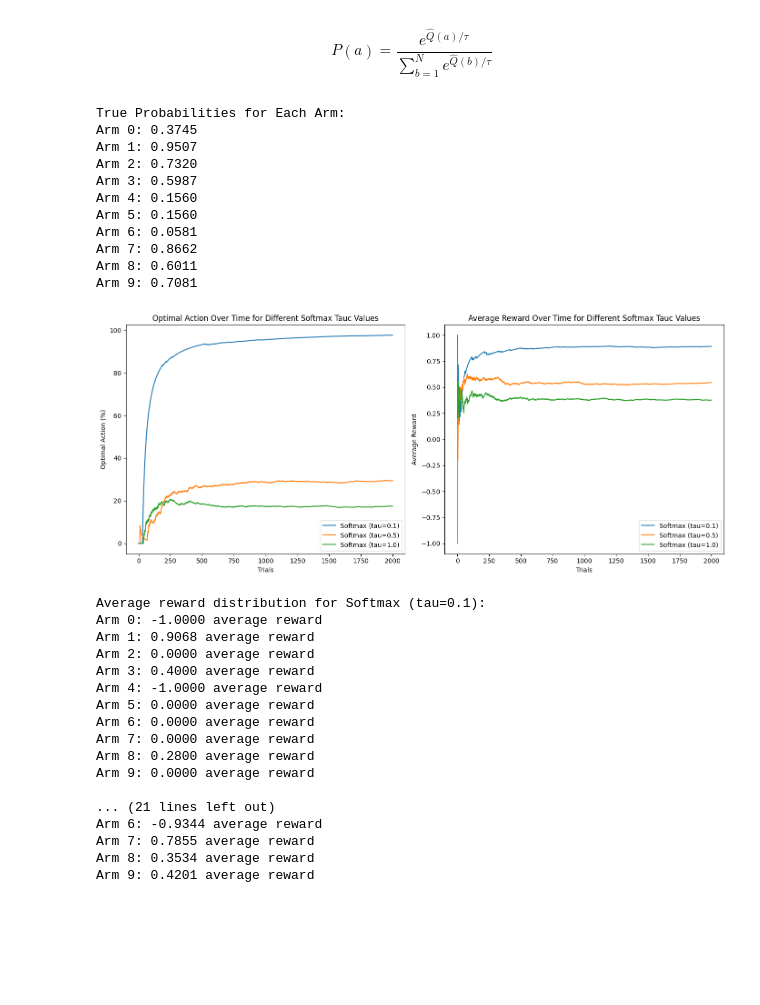
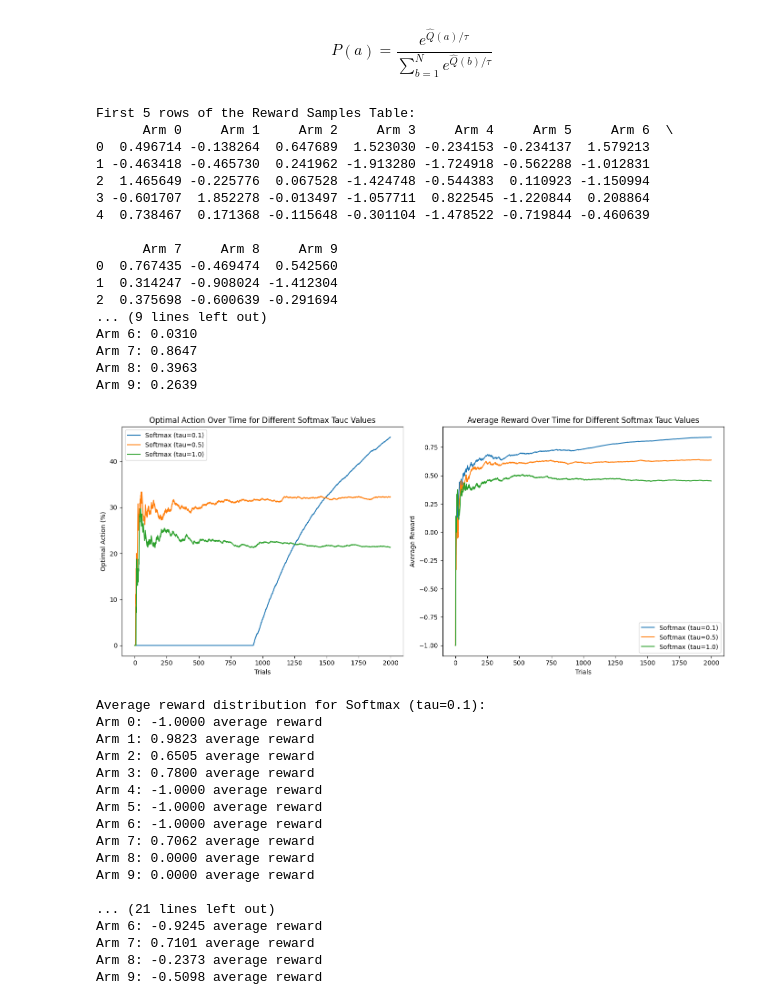
Before and after one commit to ChanifRusydi/pembelajaran-mesin-lanjut, a Jupyter notebook: Tugas1/TugasKelompok1_20241107.ipynb, the cells around one changed output. Cells and saved outputs as stored; diff of their text form; code cells hidden in the pictures; blank space fills up the shorter version.

```diff
--- a/Tugas1/TugasKelompok1_20241107.ipynb
+++ b/Tugas1/TugasKelompok1_20241107.ipynb
@@ -12,6 +12,7 @@ Grup 1
 # Epsilon-Greedy
 # %%
 import numpy as np
+import pandas as pd
 import matplotlib.pyplot as plt
 
 # Setting random seed for reproducibility
@@ -21,6 +22,15 @@ np.random.seed(42)
 n_arms = 10  # number of arms
 n_trials = 2000  # number of trials
 epsilons = [0.1, 0.01, 0.0]  # list of epsilon values to compare
+
+# Generate the random numbers
+reward_samples = np.random.randn(2000, n_arms)
+
+# Convert the array to a pandas DataFrame for better visualization
+reward_samples_df = pd.DataFrame(reward_samples, columns=[f"Arm {i}" for i in range(n_arms)])
+# Optionally, display the first few rows of the table
+print("\nFirst 5 rows of the Reward Samples Table:")
+print(reward_samples_df.head())  # Display first 5 rows
 
 # Probabilities for each arm
 true_probabilities = np.random.rand(n_arms)
@@ -196,6 +212,15 @@ np.random.seed(42)
 n_arms = 10  # number of arms
 n_trials = 2000  # number of trials
 c_values = [1, 2, 3]  # Different exploration constants for UCB
+
+# Generate the random numbers
+reward_samples = np.random.randn(2000, n_arms)
+
+# Convert the array to a pandas DataFrame for better visualization
+reward_samples_df = pd.DataFrame(reward_samples, columns=[f"Arm {i}" for i in range(n_arms)])
+# Optionally, display the first few rows of the table
+print("\nFirst 5 rows of the Reward Samples Table:")
+print(reward_samples_df.head())  # Display first 5 rows
 
 # Probabilities for each arm
 true_probabilities = np.random.rand(n_arms)
@@ -366,6 +397,15 @@ np.random.seed(42)
 n_arms = 10  # number of arms
 n_trials = 2000  # number of trials
 tau_values = [0.1, 0.5, 1.0]  # Different temperature parameters for Softmax
+
+# Generate the random numbers
+reward_samples = np.random.randn(2000, n_arms)
+
+# Convert the array to a pandas DataFrame for better visualization
+reward_samples_df = pd.DataFrame(reward_samples, columns=[f"Arm {i}" for i in range(n_arms)])
+# Optionally, display the first few rows of the table
+print("\nFirst 5 rows of the Reward Samples Table:")
+print(reward_samples_df.head())  # Display first 5 rows
 
 # Probabilities for each arm
 true_probabilities = np.random.rand(n_arms)
@@ -465,59 +505,65 @@ for idx, tau_values in enumerate(tau_values):
   # Generate 2000 samples per action with 10 actions centered around average reward per arm
   reward_samples = np.random.randn(2000, n_arms) + average_reward_distribution[:, idx]  # Use epsilon=0 as an example
 
   # Create the violin plot
   parts = ax.violinplot(reward_samples, showmeans=True, showextrema=False)
 
   # Set color for each violin body
   for pc in parts['bodies']:
       pc.set_facecolor('gray')  # Gray color for violins
       pc.set_edgecolor('black')  # Optional: adds border to violins
       pc.set_alpha(0.7)  # Optional: adjust transparency
 
   # Set color for the mean marker
   parts['cmeans'].set_color('gray')
 
   # Add a horizontal dashed line at y=0
   ax.plot([0, n_arms], [0, 0], color='gray', linestyle='--')
 
   # Set y-axis limits
   ax.set_ylim([-4, 4])
 
   # Add axis labels
   ax.set_xlabel("Action")
   ax.set_ylabel("Reward Distribution")
   ax.set_title(f"Reward Distribution for Each Arm (tau = {tau_values})")
 
   # Adjust layout and show the plot
   plt.tight_layout()
   plt.show()
 # %% [output]
-True Probabilities for Each Arm:
-Arm 0: 0.3745
-Arm 1: 0.9507
-Arm 2: 0.7320
-Arm 3: 0.5987
-Arm 4: 0.1560
-Arm 5: 0.1560
-Arm 6: 0.0581
-Arm 7: 0.8662
-Arm 8: 0.6011
-Arm 9: 0.7081
+First 5 rows of the Reward Samples Table:
+      Arm 0     Arm 1     Arm 2     Arm 3     Arm 4     Arm 5     Arm 6  \
+0  0.496714 -0.138264  0.647689  1.523030 -0.234153 -0.234137  1.579213
+1 -0.463418 -0.465730  0.241962 -1.913280 -1.724918 -0.562288 -1.012831
+2  1.465649 -0.225776  0.067528 -1.424748 -0.544383  0.110923 -1.150994
+3 -0.601707  1.852278 -0.013497 -1.057711  0.822545 -1.220844  0.208864
+4  0.738467  0.171368 -0.115648 -0.301104 -1.478522 -0.719844 -0.460639
+
+      Arm 7     Arm 8     Arm 9
+0  0.767435 -0.469474  0.542560
+1  0.314247 -0.908024 -1.412304
+2  0.375698 -0.600639 -0.291694
+... (9 lines left out)
+Arm 6: 0.0310
+Arm 7: 0.8647
+Arm 8: 0.3963
+Arm 9: 0.2639
-[figure, old version]
+[figure, new version]
 Average reward distribution for Softmax (tau=0.1):
 Arm 0: -1.0000 average reward
-Arm 1: 0.9068 average reward
-Arm 2: 0.0000 average reward
-Arm 3: 0.4000 average reward
+Arm 1: 0.9823 average reward
+Arm 2: 0.6505 average reward
+Arm 3: 0.7800 average reward
 Arm 4: -1.0000 average reward
-Arm 5: 0.0000 average reward
-Arm 6: 0.0000 average reward
-Arm 7: 0.0000 average reward
-Arm 8: 0.2800 average reward
+Arm 5: -1.0000 average reward
+Arm 6: -1.0000 average reward
+Arm 7: 0.7062 average reward
+Arm 8: 0.0000 average reward
 Arm 9: 0.0000 average reward
 
 ... (21 lines left out)
-Arm 6: -0.9344 average reward
-Arm 7: 0.7855 average reward
-Arm 8: 0.3534 average reward
-Arm 9: 0.4201 average reward
+Arm 6: -0.9245 average reward
+Arm 7: 0.7101 average reward
+Arm 8: -0.2373 average reward
+Arm 9: -0.5098 average reward
```
Also changed, not shown: parts of 5 cells of this notebook.
